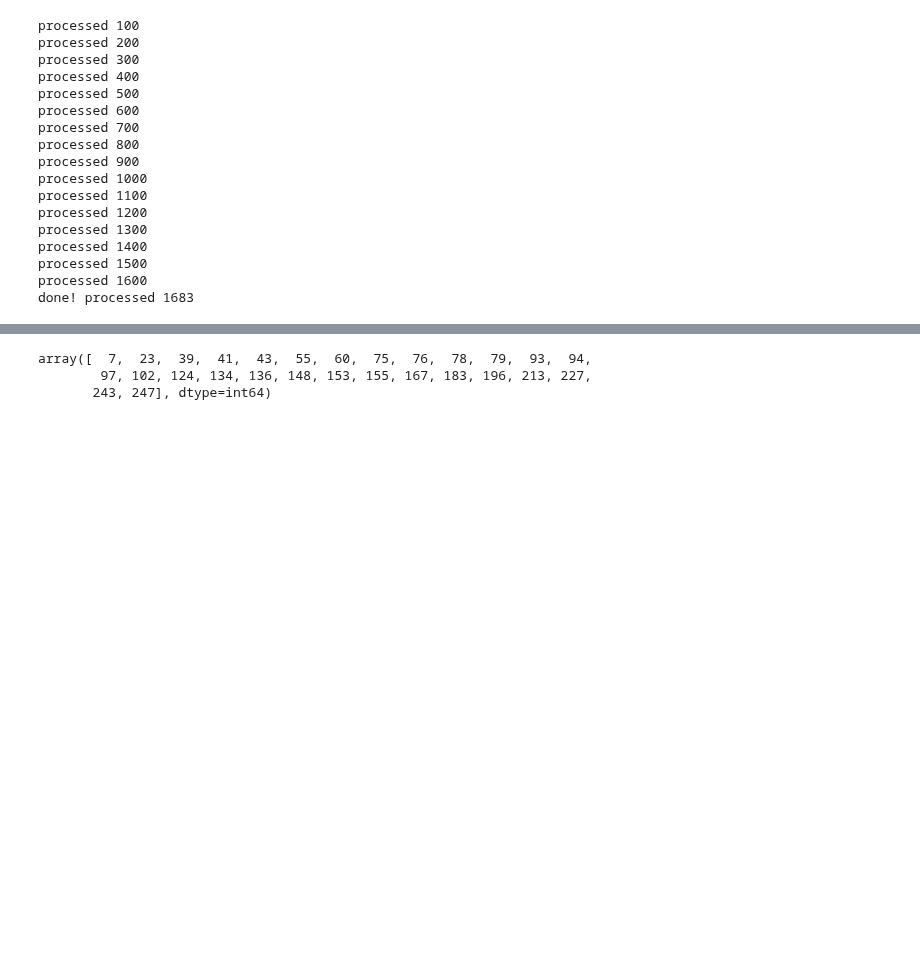
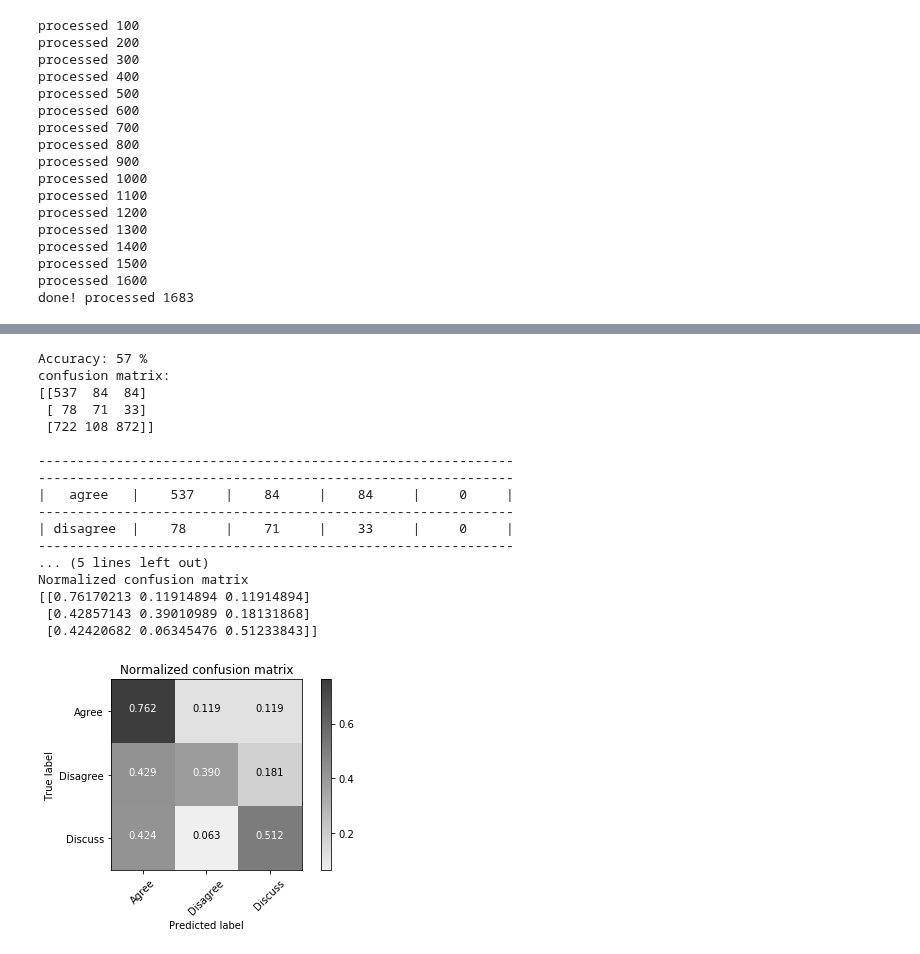
Before and after one commit to CornellDataScience/Insights-FakeNews, a Jupyter notebook: Stance Detection Viz.ipynb, the cells around one changed output, grey strips where cells are left out. Cells and saved outputs as stored; diff of their text form; code cells hidden in the pictures; blank space fills up the shorter version.

```diff
--- a/Stance Detection Viz.ipynb
+++ b/Stance Detection Viz.ipynb
@@ -416,3 +429,32 @@ for x in queue:
+# %%
+predicted = eval_model(model)
+
+predicted_l = [i.item() for i in list(predicted)]
+Counter(predicted_l)
+
+matrix = score_model(predicted_l)
+utils.plot_confusion_matrix(matrix, classes=["Agree","Disagree", "Discuss"],
+                      title='Normalized confusion matrix')
+plt.show();
+# %% [output]
+Accuracy: 57 %
+confusion matrix:
+[[537  84  84]
+ [ 78  71  33]
+ [722 108 872]]
+
+-------------------------------------------------------------
+-------------------------------------------------------------
+|   agree   |    537    |    84     |    84     |     0     |
+-------------------------------------------------------------
+| disagree  |    78     |    71     |    33     |     0     |
+-------------------------------------------------------------
+... (5 lines left out)
+Normalized confusion matrix
+[[0.76170213 0.11914894 0.11914894]
+ [0.42857143 0.39010989 0.18131868]
+ [0.42420682 0.06345476 0.51233843]]
+[figure, added]
 # %%
 with torch.no_grad():
     batch_x,batch_y = get_batch(val_feats, [str(x[-1]) for x in stances_val.values],0,250)
@@ -422,9 +464,3 @@ with torch.no_grad():
     _, predicted = torch.max(predictions.data, 1)
 #output = model.output.permute([1,0,2]).squeeze(0)
 output1, output2 = model.output1, model.output2
-# %%
-correct_agree.flatten()
-# %% [output]
-array([  7,  23,  39,  41,  43,  55,  60,  75,  76,  78,  79,  93,  94,
-        97, 102, 124, 134, 136, 148, 153, 155, 167, 183, 196, 213, 227,
-       243, 247], dtype=int64)
```
Also changed, not shown: parts of 23 cells of this notebook, 10 other files.
